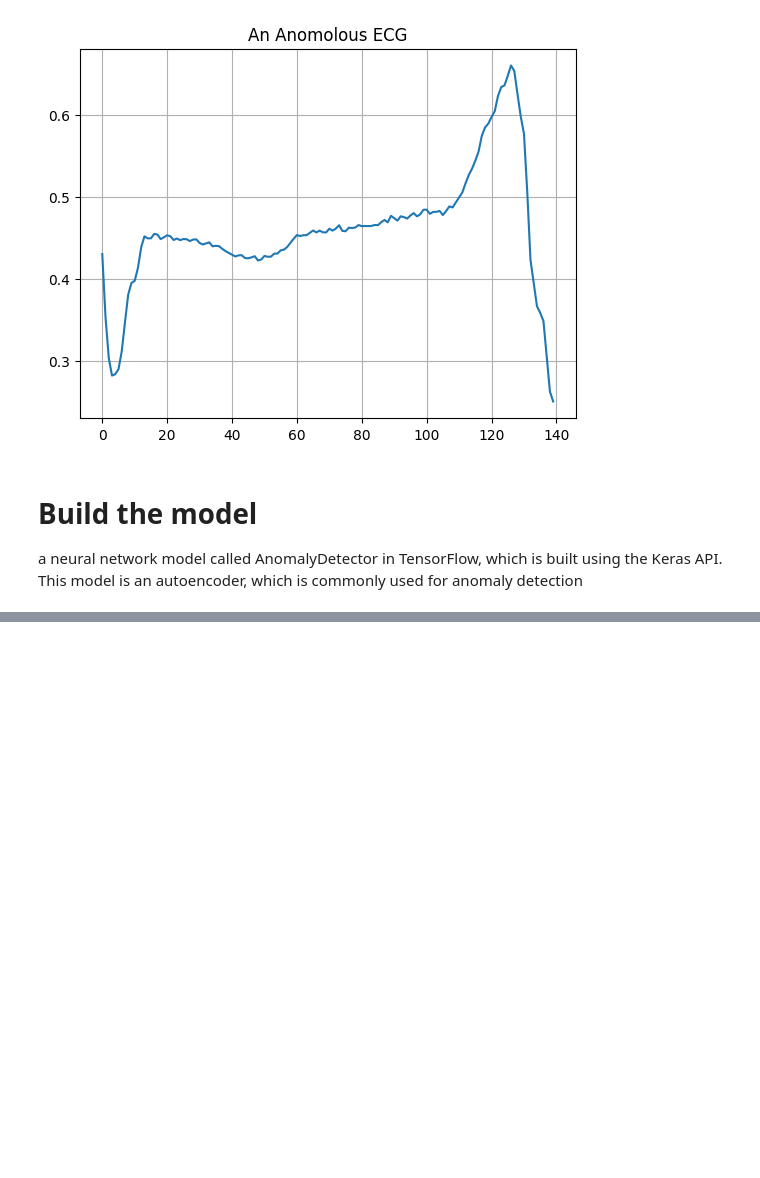
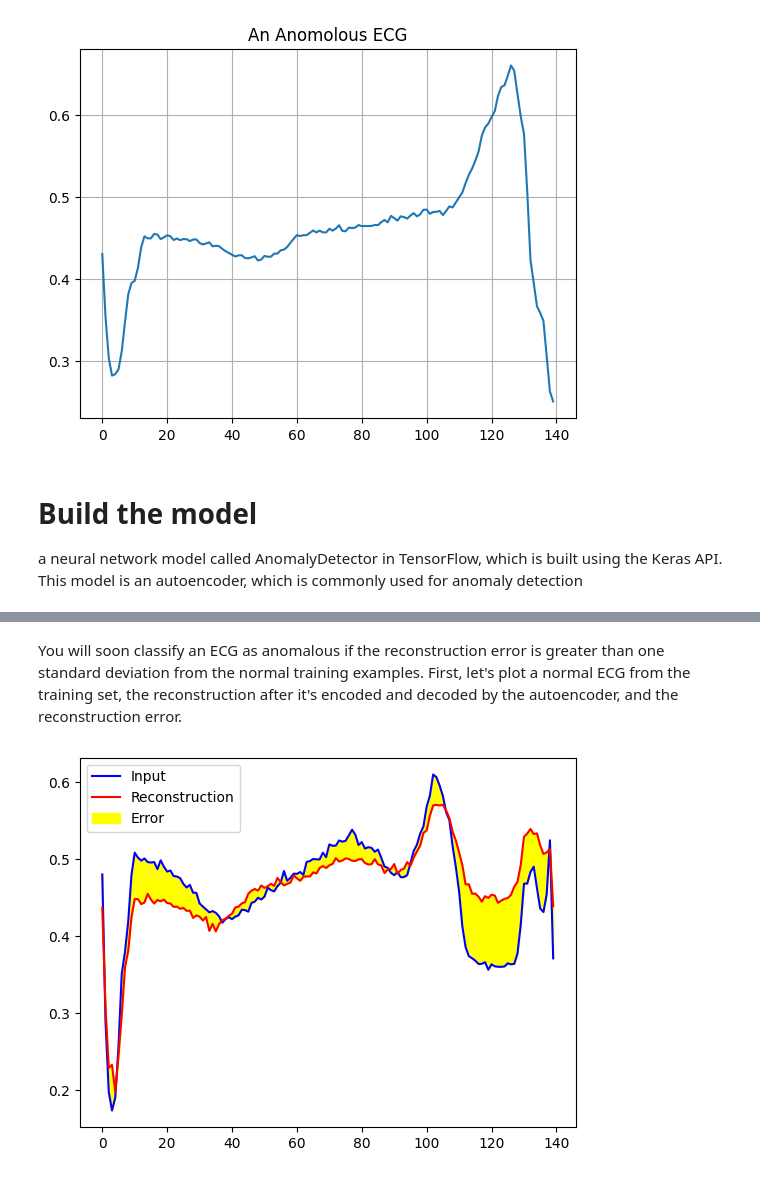
Before and after one commit to mohamadtorres/abnomalydetrection_autoencoder, a Jupyter notebook: autoencoder_abnomaly.ipynb, the cells around one changed output, grey strips where cells are left out. Cells and saved outputs as stored; diff of their text form; code cells hidden in the pictures; blank space fills up the shorter version.

```diff
--- a/autoencoder_abnomaly.ipynb
+++ b/autoencoder_abnomaly.ipynb
@@ -158,0 +222,13 @@ autoencoder.compile(optimizer='adam', loss='mae')
+# %% [markdown]
+You will soon classify an ECG as anomalous if the reconstruction error is greater than one standard deviation from the normal training examples. First, let's plot a normal ECG from the training set, the reconstruction after it's encoded and decoded by the autoencoder, and the reconstruction error.
+# %%
+encoded_data = autoencoder.encoder(normal_test_data).numpy() #passes the normal data through the encoder
+decoded_data = autoencoder.decoder(encoded_data).numpy() #passes the ENCODED_DATA to decoder which tries to reconstruct the original data
+#.numpy() converts the Tensorflow sensors into Numpy arrays so they can be plotted
+plt.plot(normal_test_data[0], 'b')
+plt.plot(decoded_data[0], 'r')
+plt.fill_between(np.arange(140), decoded_data[0], normal_test_data[0], color='yellow')
+plt.legend(labels=["Input", "Reconstruction", "Error"])
+plt.show()
+# %% [output]
+[figure, added]
```
Also changed, not shown: parts of 10 cells of this notebook.
